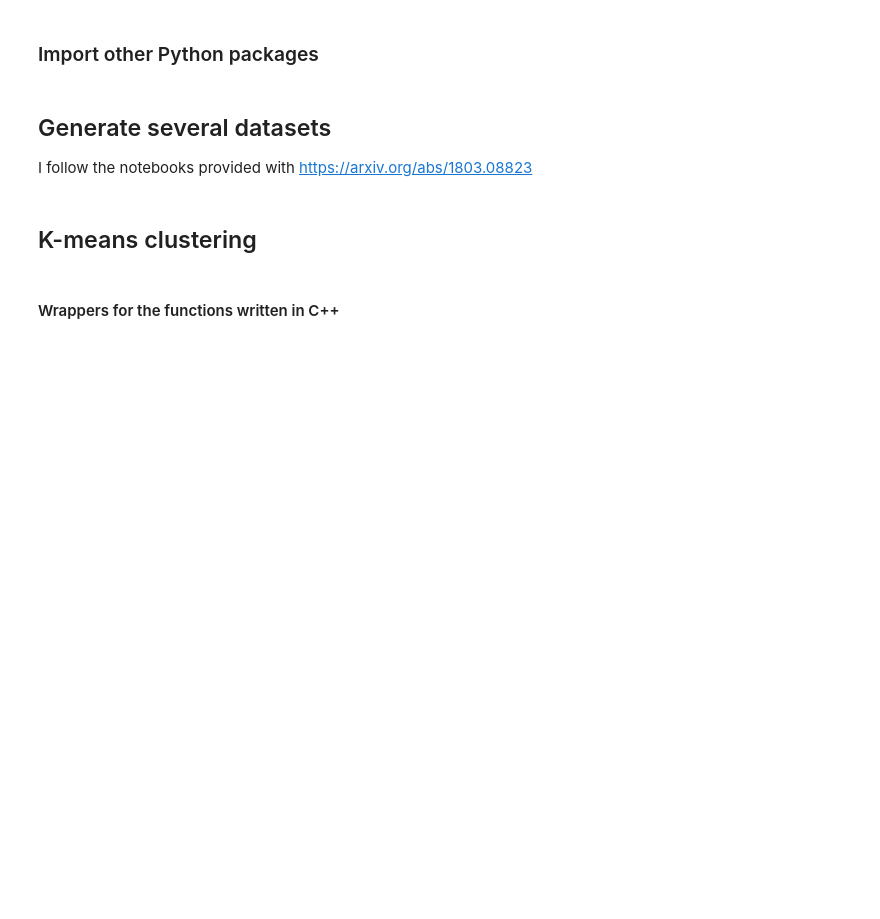
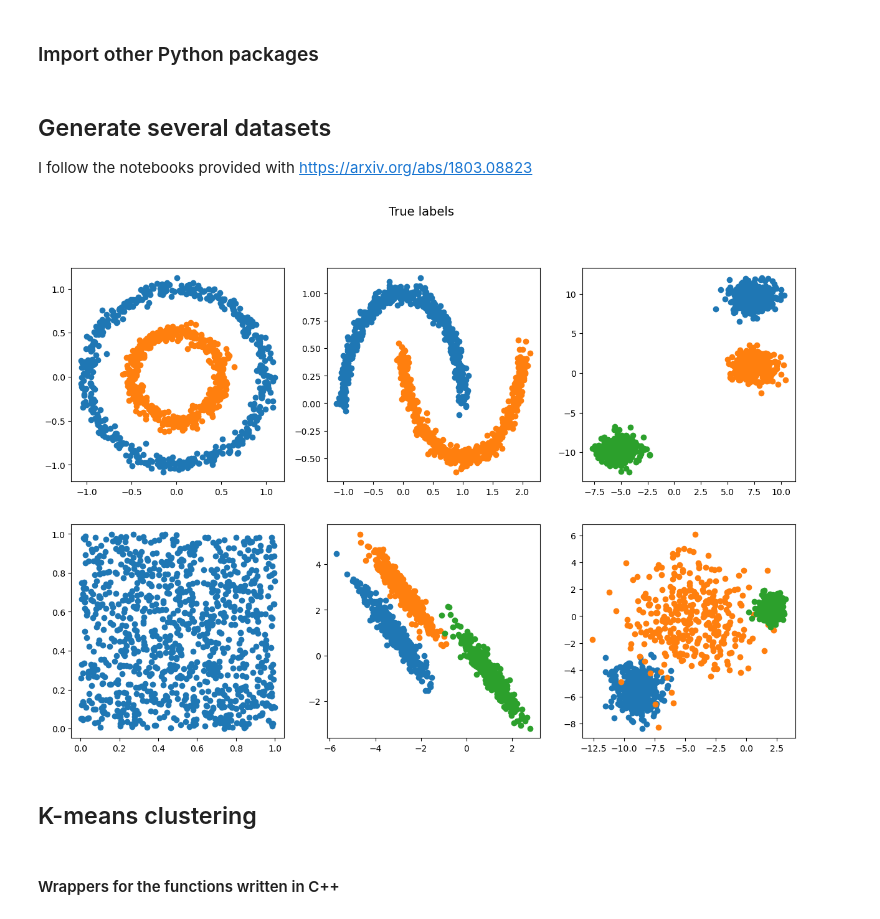
Before and after one commit to AlbertoRivadulla/Algorithms-for-DS-and-ML, a Jupyter notebook: tests_python/clustering.ipynb, the cells around one changed output. Cells and saved outputs as stored; diff of their text form; code cells hidden in the pictures; blank space fills up the shorter version.

```diff
--- a/tests_python/clustering.ipynb
+++ b/tests_python/clustering.ipynb
@@ -65,40 +67,42 @@ gen_datasets = [
                 noisy_moons,
                 blobs,
                 no_structure,
                 anisotropic,
                 varied_blobs
                ]
 # True labels of all the datasets
 gen_datasets_true_labels = [ dataset[1] for dataset in gen_datasets ]
 
 # Parameters for clustering each dataset
 gen_datasets_cluster_parameters = [
-                                     { "n_clusters" : 2 },
-                                     { "n_clusters" : 2 },
-                                     { "n_clusters" : 3 },
-                                     { "n_clusters" : 3 },
-                                     { "n_clusters" : 3 },
-                                     { "n_clusters" : 3 },
+                                     { "n_clusters" : 2, "epsilon" : 0.15, "n_neighbors" : 5},
+                                     { "n_clusters" : 2, "epsilon" : 0.1 , "n_neighbors" : 2},
+                                     { "n_clusters" : 3, "epsilon" : 1.6 , "n_neighbors" : 5},
+                                     { "n_clusters" : 3, "epsilon" : 0.2 , "n_neighbors" : 2},
+                                     { "n_clusters" : 3, "epsilon" : 0.4 , "n_neighbors" : 8},
+                                     { "n_clusters" : 3, "epsilon" : 1.  , "n_neighbors" : 8}
                                   ]
 
 #=======================================================
 # Function to plot all the datasets and their labels
 #=======================================================
 
 def plot_datasets_with_labels( datasets, labels, title=None ):
     fig = plt.figure( figsize=(15, 10) )
     if title:
         fig.suptitle( title, fontsize=14 )
     for index_dataset, dataset in enumerate(datasets):
         plt.subplot( 2, 3, index_dataset + 1 )
         for class_index in range(max(labels[index_dataset]) + 1):
             # mask = dataset[1] == class_index
             mask = labels[index_dataset] == class_index
             plt.scatter( dataset[0][mask, 0], dataset[0][mask,1] )
     plt.show()
 
 # Plot the datasets with the true labels
-# plot_datasets_with_labels( gen_datasets, gen_datasets_true_labels, "True labels" )
+plot_datasets_with_labels( gen_datasets, gen_datasets_true_labels, "True labels" )
+# %% [output]
+[figure, added]
 # %% [markdown]
 ## K-means clustering
 # %% [markdown]
```
Also changed, not shown: parts of 15 cells of this notebook, 11 other files.
